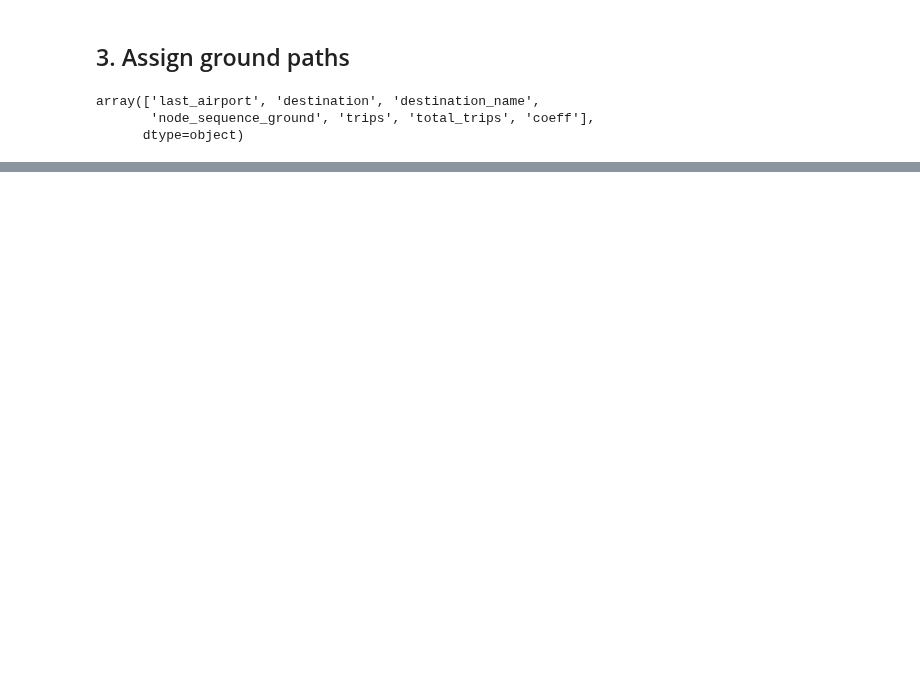
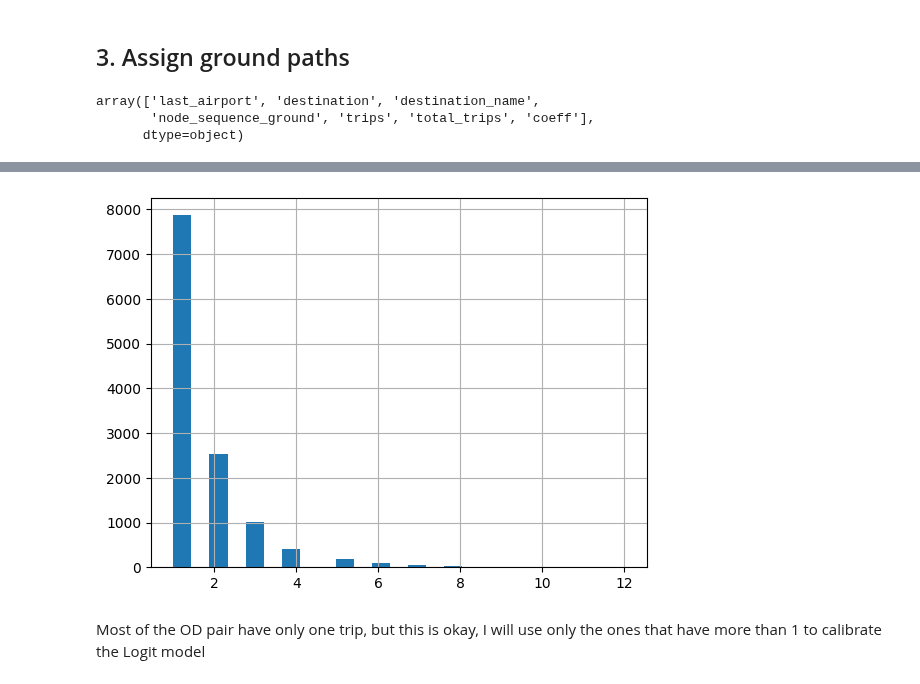
Before and after one commit to UoW-ATM/MultiModX, a Jupyter notebook: notebooks/CS11/assign_path_to_trips_from_AW.ipynb, the cells around one changed output, grey strips where cells are left out. Cells and saved outputs as stored; diff of their text form; code cells hidden in the pictures; blank space fills up the shorter version.

```diff
--- a/notebooks/CS11/assign_path_to_trips_from_AW.ipynb
+++ b/notebooks/CS11/assign_path_to_trips_from_AW.ipynb
@@ -398,0 +458,4 @@ print(trips_complete[trips_complete["trips"]==3].shape[0])
+# %%
+trips_complete=trips_complete.sort_values(["origin","destination","trips"],ascending=[True,True,False])
+# %%
+trips_complete["option_number"]=trips_complete.groupby(["origin","destination"]).cumcount() +1
@@ -398,0 +474,6 @@ print(trips_complete[trips_complete["trips"]==3].shape[0])
+# %%
+hist=trips_complete["option_number"].hist(bins=25)
+# %% [output]
+[figure, added]
+# %% [markdown]
+Most of the OD pair have only one trip, but this is okay, I will use only the ones that have more than 1 to calibrate the Logit model
```
Also changed, not shown: parts of 90 cells of this notebook.
